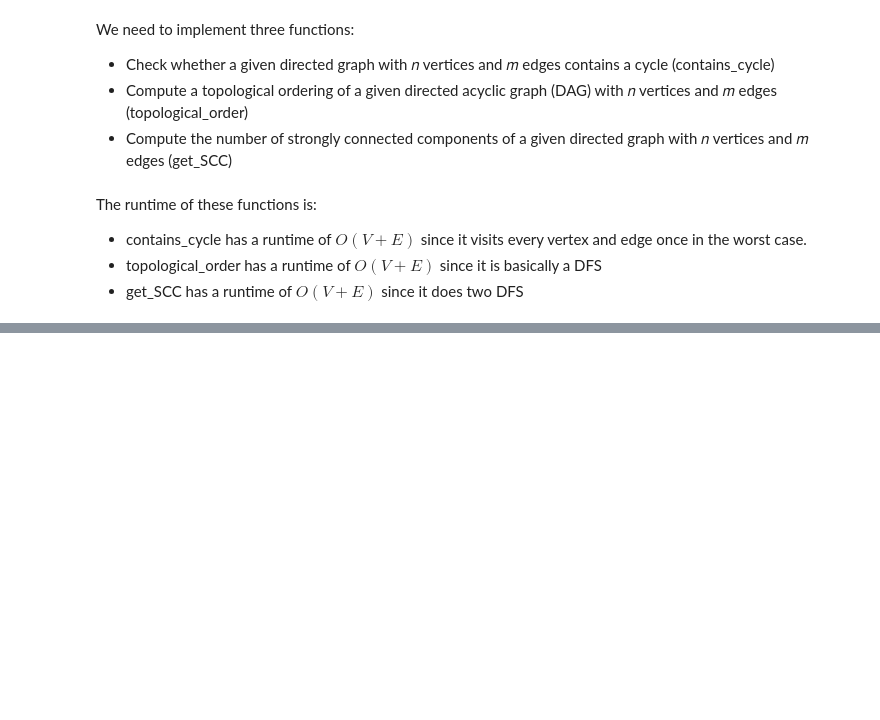
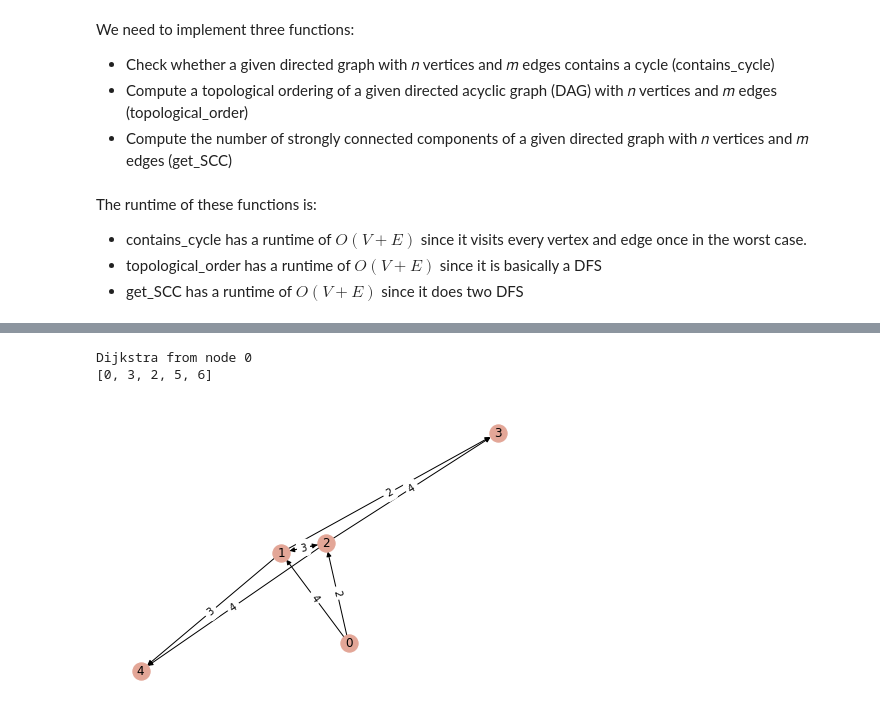
Before and after one commit to amujica/Graphs-Algorithms, a Jupyter notebook: Graphs.ipynb, the cells around one changed output, grey strips where cells are left out. Cells and saved outputs as stored; diff of their text form; code cells hidden in the pictures; blank space fills up the shorter version.

```diff
--- a/Graphs.ipynb
+++ b/Graphs.ipynb
@@ -774,0 +944,22 @@ The shortest path from 0 to 5 has a length of 2
+# %%
+g = Directed_Weighted_Graph(5)
+
+g.addEdge(0, 1, 4)
+g.addEdge(0, 2, 2)
+g.addEdge(1, 3, 2)
+g.addEdge(1, 4, 3)
+g.addEdge(1, 2, 3)
+g.addEdge(2, 1, 1)
+g.addEdge(2, 3, 4)
+g.addEdge(2, 4, 4)
+g.addEdge(4, 3, 1)
+g.addEdge(4, None, 1)
+
+g.draw_graph()
+
+print("Dijkstra from node 0")
+print(g.dijkstra(0))
+# %% [output]
+Dijkstra from node 0
+[0, 3, 2, 5, 6]
+[figure, added]
```
Also changed, not shown: parts of 17 cells of this notebook, 1 other file.
